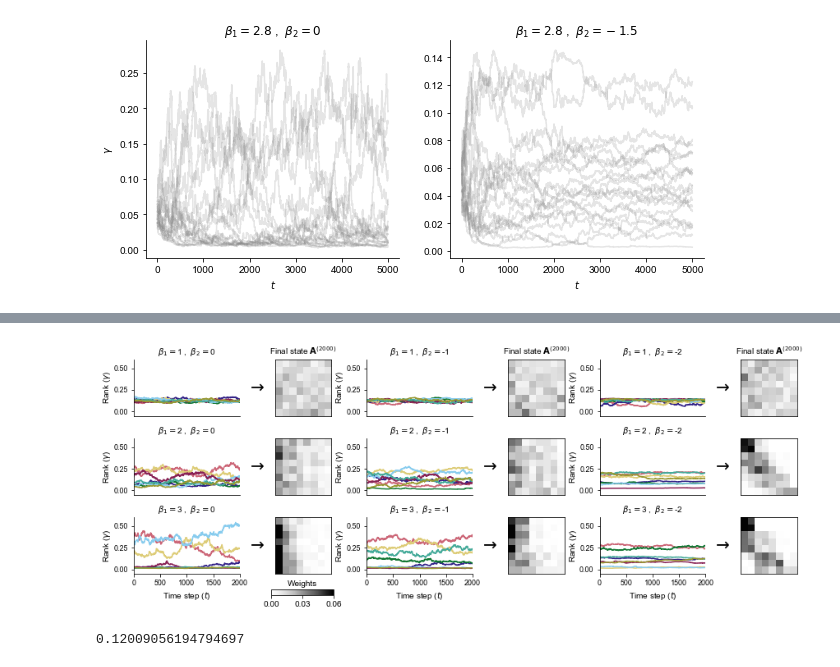
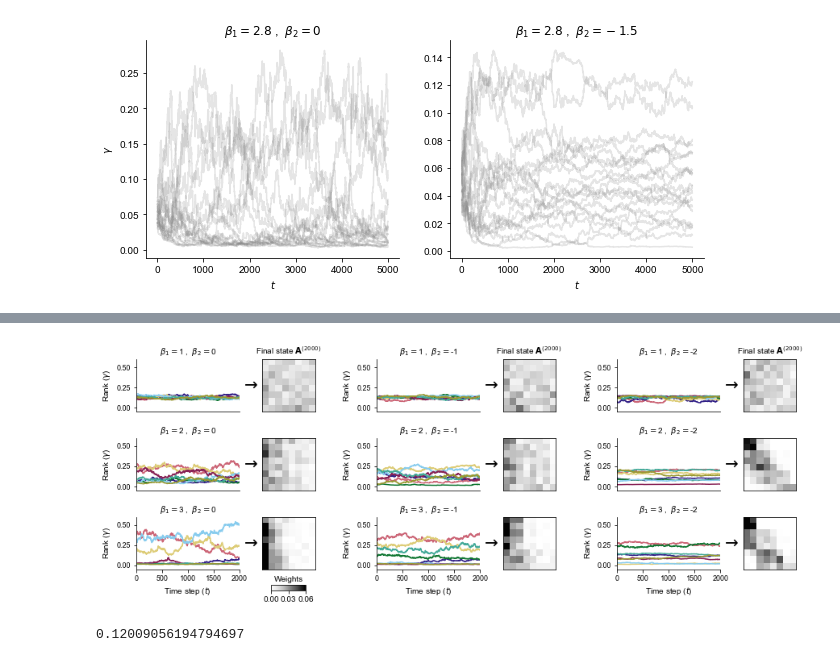
Before and after one commit to PhilChodrow/prestige_reinforcement, a Jupyter notebook: dynamics.ipynb, the cells around one changed output, grey strips where cells are left out. Saved outputs shown, nothing was run; the diff lists cells and outputs as text; code cells hidden in the pictures.

```diff
--- a/dynamics.ipynb
+++ b/dynamics.ipynb
@@ -432,12 +438,12 @@ ymin = -0.05
 
 fontsize = 10
 
-fig, axarr = plt.subplots(len(BETA_1), len(BETA_2)*2,
-#                           gridspec_kw={'width_ratios': [1, 1, 1, 1]},
+fig, axarr = plt.subplots(len(BETA_1), len(BETA_2)*3-1,
+                          gridspec_kw={'width_ratios': [1,0.8,0.3,1,0.8,0.3,1,0.8]},
                           figsize = (5*len(BETA_2), 1.6*len(BETA_1)))
 
 for i in 2*np.arange(len(BETA_1)):
-    for j in 2*np.arange(len(BETA_2)): #v2
+    for j in 3*np.arange(len(BETA_2)): #v2
 #     for j in range(1): #v3/4
 
         row_num = i // 2
@@ -445,7 +451,7 @@ for i in 2*np.arange(len(BETA_1)):
 
         ax = axarr[row_num,col_num]
         beta_1 = BETA_1[row_num]
-        beta_2 = BETA_2[col_num // 2] #v2
+        beta_2 = BETA_2[col_num // 3] #v2
 #         beta_2 = BETA_2[row_num] #v3/4
 
         M = model()
@@ -479,7 +485,7 @@ for i in 2*np.arange(len(BETA_1)):
 
         if row_num == len(BETA_1)-1:
             ax.set(xlabel = r'Time step ($t$)')
-        if col_num % 2 == 0:
+        if col_num % 3 == 0:
             ax.set(ylabel = r'Rank ($\gamma$)')
 
         ax.set_title(
@@ -487,7 +493,7 @@ for i in 2*np.arange(len(BETA_1)):
 #             r'$\beta_1 = $' + str(round(beta_1,2)), #v2
             fontsize=fontsize
         )
-        ax.yaxis.set_label_coords(-0.2,0.5)
+        ax.yaxis.set_label_coords(-0.23,0.5)
 
 #         ax3 = axarr[row_num,col_num+1]
 
@@ -498,37 +504,45 @@ for i in 2*np.arange(len(BETA_1)):
 
 #         if col_num == highlight_col or col_num == highlight_col+2:
         ax2 = axarr[row_num,col_num+1]
         A = M.get_states()[-1]
 
         v = GAMMA[-1].mean(axis = 0)
     #             ax.imshow(np.ones_like(A), cmap = 'Greys', vmax = 1, vmin = 0, alpha = 1)
         im = ax2.imshow(matrix_sort(A, -v), vmin = 0., vmax = .06,  cmap = 'Greys', alpha = .99)
     #         axarr[row_num,col_num+1].axis('off')
         ax2.set_ylabel(r'$\rightarrow$ ', rotation=0, fontsize=20, labelpad=0, color = 'black')
-        ax2.yaxis.set_label_coords(-0.3,0.36)
+        ax2.yaxis.set_label_coords(-0.2,0.35)
         for pos in ['bottom', 'top', 'left', 'right']:
             ax2.spines[pos].set_visible(True)
         ax2.xaxis.set_ticks([])
         ax2.yaxis.set_ticks([])
 
         # axarr[0,len(BETA_2)].set_title('Final State')
         axarr[0,col_num+1].set_title(r'Final state $\mathbf{A}^{(2000)}$', fontsize=fontsize)
 
+        # empty subplots
+        if col_num < 6:
+            ax3 = axarr[row_num,col_num+2]
+            for pos in ['bottom', 'top', 'left', 'right']:
+                ax3.spines[pos].set_visible(True)
+                ax3.axis('off')
+
+
 # add colorbar
-cbar_ax = fig.add_axes([0.28, 0.05, 0.07, 0.02])
+cbar_ax = fig.add_axes([0.28, 0.05, 0.04, 0.02])
 cbar = fig.colorbar(im, cax=cbar_ax, orientation='horizontal')
 # cbar.set_clim(0.0,0.06)
 cbar.set_ticks([.00,.03,0.06])
 cbar.ax.tick_params(labelsize=fontsize)
 cbar.ax.set_title('Weights',fontsize=fontsize,y=0.65)
 cbar_ax.xaxis.set_ticks_position('bottom')
 
-plt.subplots_adjust(hspace = 0.4, wspace = 0.1)
+plt.subplots_adjust(hspace = 0.5, wspace = 0.1)
 
 # plt.savefig('dynamics_examples_v5.png', bbox_inches = 'tight', dpi = 600)
 plt.savefig('dynamics_examples_SI_v2.png', bbox_inches = 'tight', dpi = 600)
 # %% [output]
-[figure, old version]
+[figure, new version]
 # %%
 A.max()
 # %% [output]
```
Also changed, not shown: parts of 1 cell of this notebook, 3 other files.
